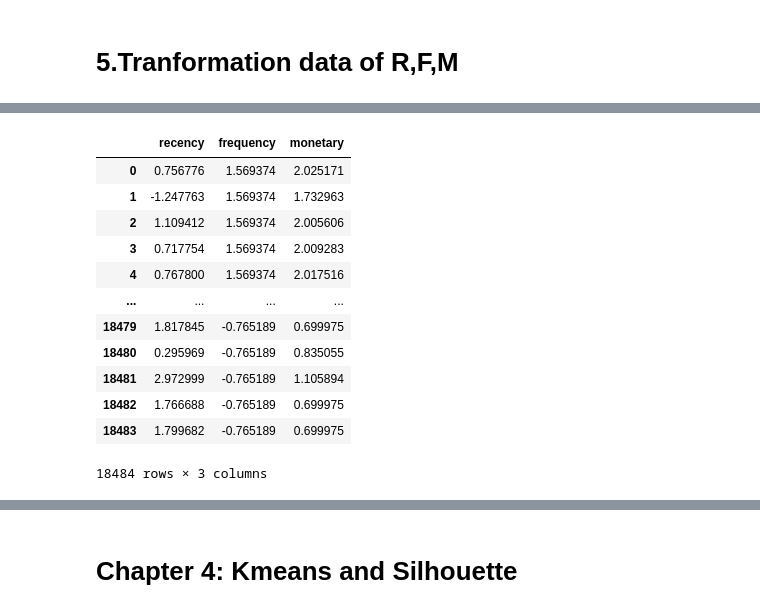
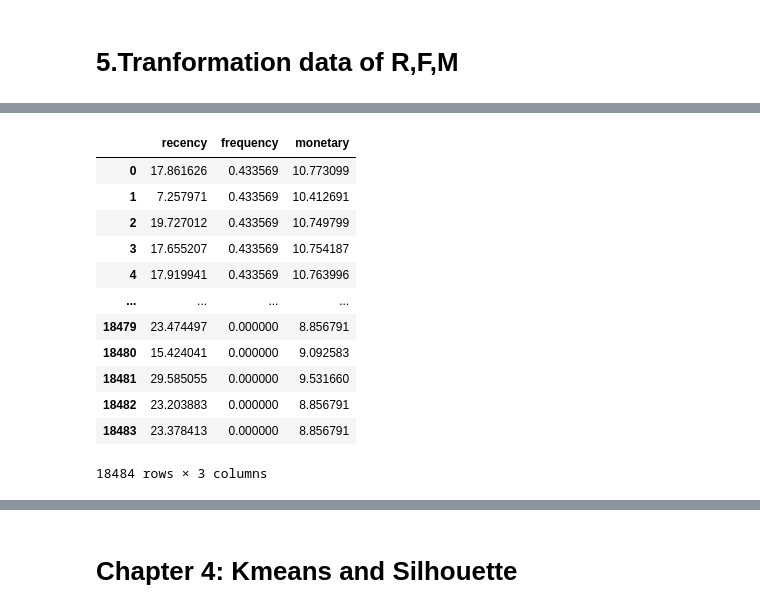
Before and after one commit to Tamuonanthit/FinalProject__231PP0802_Group4, a Jupyter notebook: RFM copy.ipynb, the cells around one changed output, grey strips where cells are left out. Drawn from its saved outputs; the diff is of its cells as text; code cells hidden in the pictures.

```diff
--- a/RFM copy.ipynb
+++ b/RFM copy.ipynb
@@ -676,29 +676,21 @@ analyze_skewness1('sum_sales_of_country')
 # %%
 rfm_final = pd.DataFrame()
 rfm_final['recency'] = stats.boxcox(rfm['recency'])[0]
 rfm_final['frequency'] = stats.boxcox(rfm['frequency'])[0]
-rfm_final['monetary'] = pd.Series(np.cbrt(rfm['monetary'])).values
+rfm_final['monetary'] = stats.boxcox(rfm['monetary'])[0]
+
 rfm_final
-
-std_scaler = StandardScaler()
-df = rfm_final.copy()
-std_scaler.fit(df)
-df_scaled = std_scaler.transform(df)
-df_scaled = pd.DataFrame(df_scaled, columns = df.columns)
-
-
-df_scaled
 # %% [output]
 |  | recency | frequency | monetary |
-| 0 | 0.756776 | 1.569374 | 2.025171 |
-| 1 | -1.247763 | 1.569374 | 1.732963 |
-| 2 | 1.109412 | 1.569374 | 2.005606 |
-| 3 | 0.717754 | 1.569374 | 2.009283 |
-| 4 | 0.767800 | 1.569374 | 2.017516 |
+| 0 | 17.861626 | 0.433569 | 10.773099 |
+| 1 | 7.257971 | 0.433569 | 10.412691 |
+| 2 | 19.727012 | 0.433569 | 10.749799 |
+| 3 | 17.655207 | 0.433569 | 10.754187 |
+| 4 | 17.919941 | 0.433569 | 10.763996 |
 | ... | ... | ... | ... |
-| 18479 | 1.817845 | -0.765189 | 0.699975 |
-| 18480 | 0.295969 | -0.765189 | 0.835055 |
-| 18481 | 2.972999 | -0.765189 | 1.105894 |
-| 18482 | 1.766688 | -0.765189 | 0.699975 |
-| 18483 | 1.799682 | -0.765189 | 0.699975 |
+| 18479 | 23.474497 | 0.000000 | 8.856791 |
+| 18480 | 15.424041 | 0.000000 | 9.092583 |
+| 18481 | 29.585055 | 0.000000 | 9.531660 |
+| 18482 | 23.203883 | 0.000000 | 8.856791 |
+| 18483 | 23.378413 | 0.000000 | 8.856791 |
 18484 rows × 3 columns
```
Also changed, not shown: parts of 24 cells of this notebook.
